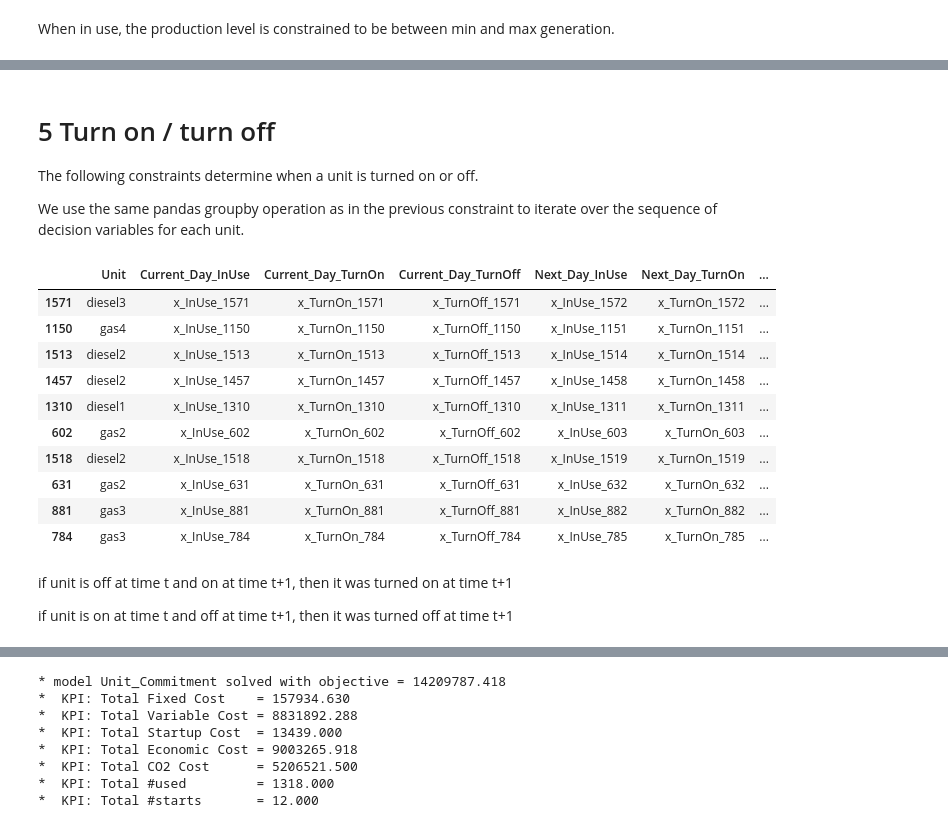
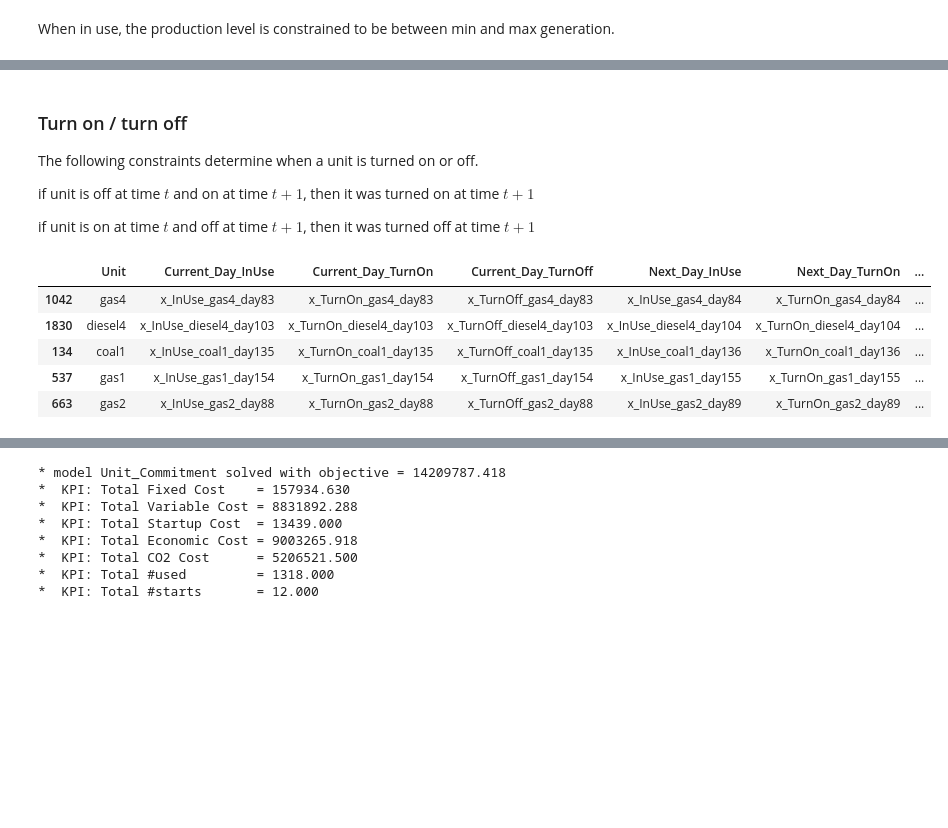
Before and after one commit to mgorjis/Unit_commitment_CPLEX, a Jupyter notebook: 2 Optimization Modeling.ipynb, the cells around one changed output, grey strips where cells are left out. Drawn from its saved outputs; the diff is of its cells as text; code cells hidden in the pictures; blank space fills up the shorter version.

```diff
--- a/2 Optimization Modeling.ipynb
+++ b/2 Optimization Modeling.ipynb
@@ -274,46 +291,40 @@ Model: Unit_Commitment
  - parameters: defaults
  - objective: none
  - problem type is: MILP
-# %% [markdown]
-# 5 Turn on / turn off
-The following constraints determine when a unit is turned on or off.
-
-We use the same pandas groupby operation as in the previous constraint to iterate over the sequence of decision variables for each unit.
+# %% [markdown]
+###  Turn on / turn off
+The following constraints determine when a unit is turned on or off.
+
+
+if unit is off at time $t$ and on at time $t+1$, then it was turned on at time $t+1$
+
+if unit is on at time $t$ and off at time $t+1$, then it was turned off at time $t+1$
 # %%
 Status = pd.DataFrame([])
 
 for unit in Units["Unit"].values:
     a = Unit_Date[Unit_Date["Unit"]==unit][["Unit","x_InUse","x_TurnOn","x_TurnOff"]]
 
     a.rename(columns = {"x_InUse":"Current_Day_InUse"}, inplace = True)
     a.rename(columns = {"x_TurnOn":"Current_Day_TurnOn"}, inplace = True)
     a.rename(columns = {"x_TurnOff":"Current_Day_TurnOff"}, inplace = True)
 
     a["Next_Day_InUse"] = a["Current_Day_InUse"].shift(-1)       # shift 1 day to calculate next day InUse
     a["Next_Day_TurnOn"] = a["Current_Day_TurnOn"].shift(-1)       # shift 1 day to calculate next day TurnOn
     a["Next_Day_TurnOff"] = a["Current_Day_TurnOff"].shift(-1)       # shift 1 day to calculate next day TurnOff
 
     a = a.iloc[0:-1]                                                # get rid of last row, which has a NaN
 
     Status = pd.concat([Status,a])
 
-display(Status.sample(10))
+display(Status.sample(5))
 # %% [output]
 |  | Unit | Current_Day_InUse | Current_Day_TurnOn | Current_Day_TurnOff | Next_Day_InUse | Next_Day_TurnOn | ... |
-| 1571 | diesel3 | x_InUse_1571 | x_TurnOn_1571 | x_TurnOff_1571 | x_InUse_1572 | x_TurnOn_1572 | ... |
-| 1150 | gas4 | x_InUse_1150 | x_TurnOn_1150 | x_TurnOff_1150 | x_InUse_1151 | x_TurnOn_1151 | ... |
-| 1513 | diesel2 | x_InUse_1513 | x_TurnOn_1513 | x_TurnOff_1513 | x_InUse_1514 | x_TurnOn_1514 | ... |
-| 1457 | diesel2 | x_InUse_1457 | x_TurnOn_1457 | x_TurnOff_1457 | x_InUse_1458 | x_TurnOn_1458 | ... |
-| 1310 | diesel1 | x_InUse_1310 | x_TurnOn_1310 | x_TurnOff_1310 | x_InUse_1311 | x_TurnOn_1311 | ... |
-| 602 | gas2 | x_InUse_602 | x_TurnOn_602 | x_TurnOff_602 | x_InUse_603 | x_TurnOn_603 | ... |
-| 1518 | diesel2 | x_InUse_1518 | x_TurnOn_1518 | x_TurnOff_1518 | x_InUse_1519 | x_TurnOn_1519 | ... |
-| 631 | gas2 | x_InUse_631 | x_TurnOn_631 | x_TurnOff_631 | x_InUse_632 | x_TurnOn_632 | ... |
-| 881 | gas3 | x_InUse_881 | x_TurnOn_881 | x_TurnOff_881 | x_InUse_882 | x_TurnOn_882 | ... |
-| 784 | gas3 | x_InUse_784 | x_TurnOn_784 | x_TurnOff_784 | x_InUse_785 | x_TurnOn_785 | ... |
+| 1042 | gas4 | x_InUse_gas4_day83 | x_TurnOn_gas4_day83 | x_TurnOff_gas4_day83 | x_InUse_gas4_day84 | x_TurnOn_gas4_day84 | ... |
+| 1830 | diesel4 | x_InUse_diesel4_day103 | x_TurnOn_diesel4_day103 | x_TurnOff_diesel4_day103 | x_InUse_diesel4_day104 | x_TurnOn_diesel4_day104 | ... |
+| 134 | coal1 | x_InUse_coal1_day135 | x_TurnOn_coal1_day135 | x_TurnOff_coal1_day135 | x_InUse_coal1_day136 | x_TurnOn_coal1_day136 | ... |
+| 537 | gas1 | x_InUse_gas1_day154 | x_TurnOn_gas1_day154 | x_TurnOff_gas1_day154 | x_InUse_gas1_day155 | x_TurnOn_gas1_day155 | ... |
+| 663 | gas2 | x_InUse_gas2_day88 | x_TurnOn_gas2_day88 | x_TurnOff_gas2_day88 | x_InUse_gas2_day89 | x_TurnOn_gas2_day89 | ... |
-# %% [markdown]
-if unit is off at time t and on at time t+1, then it was turned on at time t+1
-
-if unit is on at time t and off at time t+1, then it was turned off at time t+1
 # %%
 for row in Status.itertuples():
 
```
Also changed, not shown: parts of 47 cells of this notebook.
